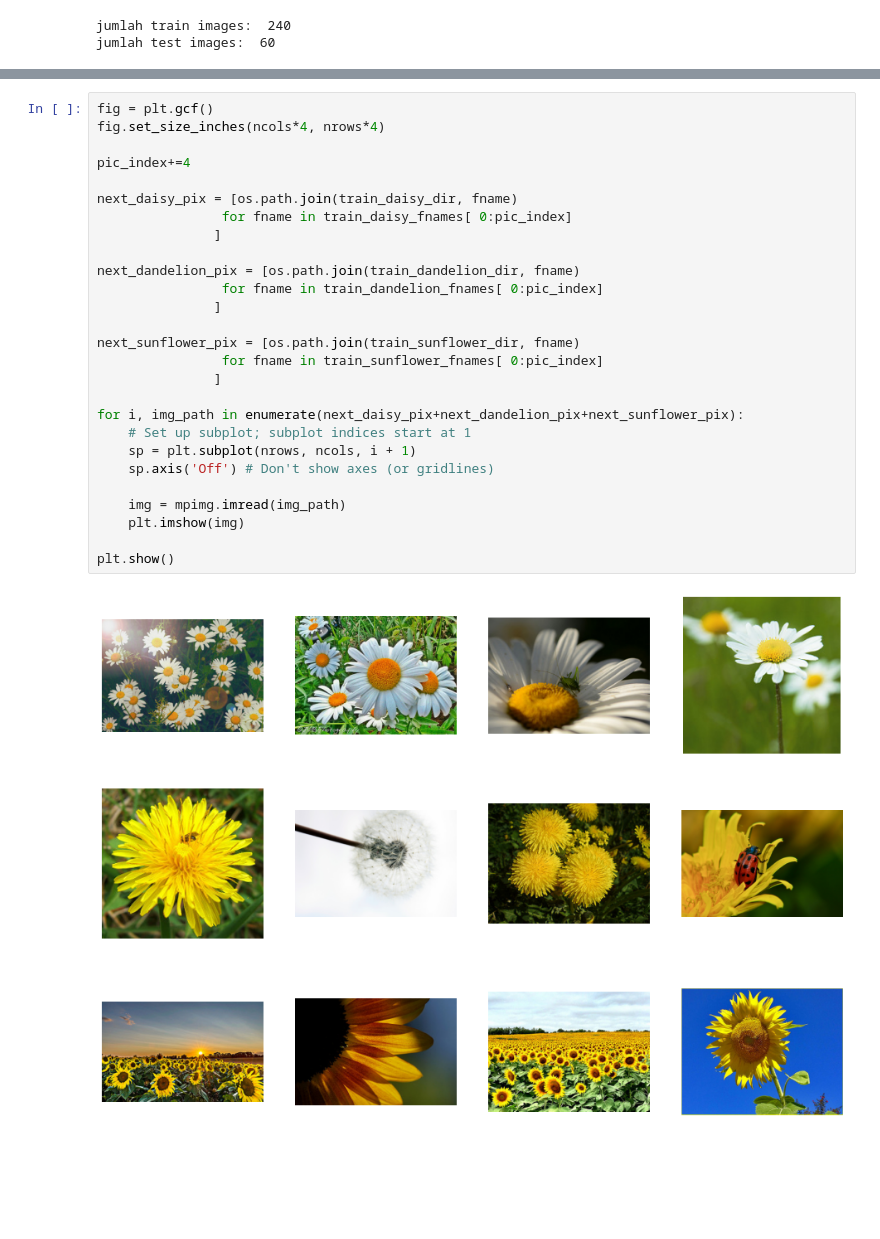
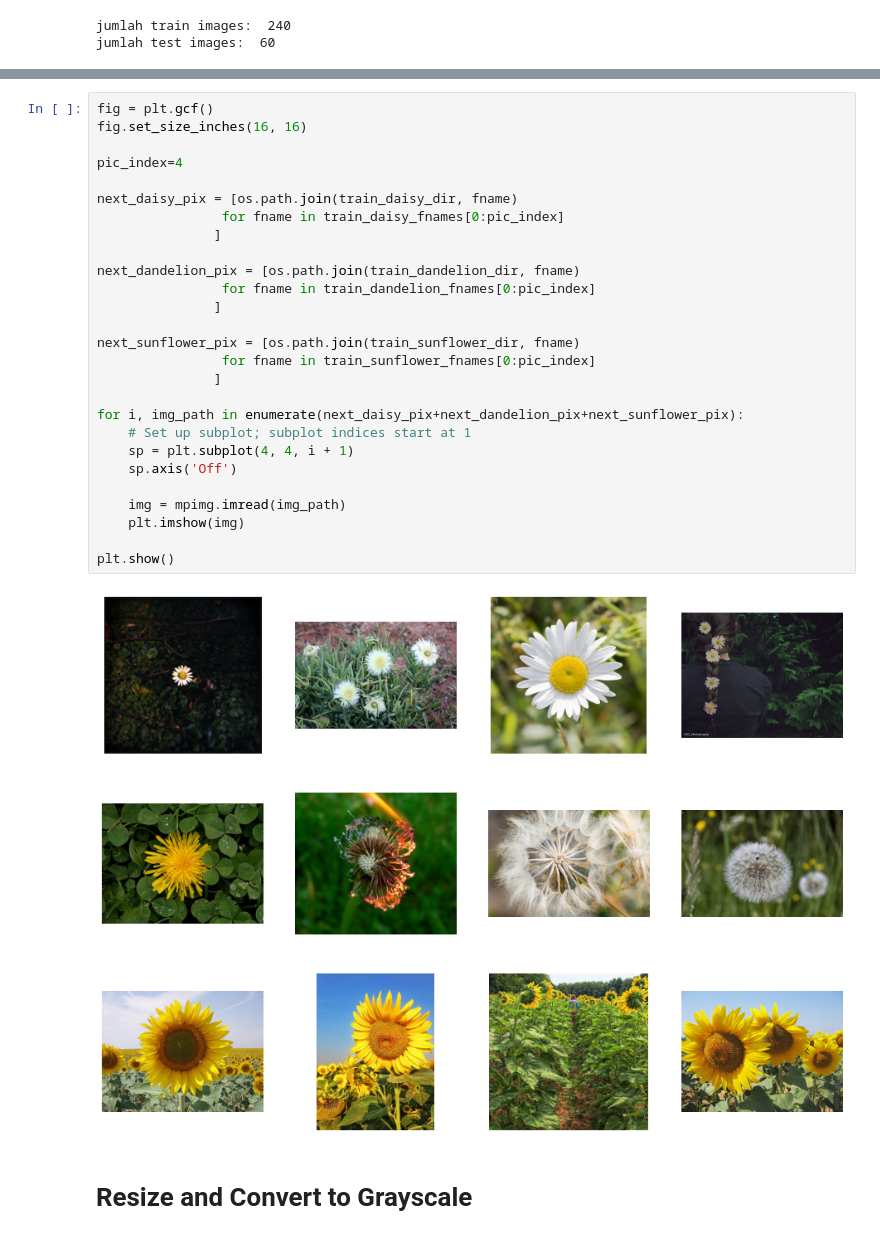
Before and after one commit to tarangga/ClassDiagramPPL, a Jupyter notebook: Tugas_2_MLP.ipynb, the cells around one changed output, grey strips where cells are left out. Cells and saved outputs as stored; diff of their text form; blank space fills up the shorter version.

```diff
--- a/Tugas_2_MLP.ipynb
+++ b/Tugas_2_MLP.ipynb
@@ -57,29 +56,31 @@ pic_index = 0 # Index for iterating over images
 # %%
 fig = plt.gcf()
-fig.set_size_inches(ncols*4, nrows*4)
+fig.set_size_inches(16, 16)
 
-pic_index+=4
+pic_index=4
 
 next_daisy_pix = [os.path.join(train_daisy_dir, fname)
-                for fname in train_daisy_fnames[ 0:pic_index]
+                for fname in train_daisy_fnames[0:pic_index]
                ]
 
 next_dandelion_pix = [os.path.join(train_dandelion_dir, fname)
-                for fname in train_dandelion_fnames[ 0:pic_index]
+                for fname in train_dandelion_fnames[0:pic_index]
                ]
 
 next_sunflower_pix = [os.path.join(train_sunflower_dir, fname)
-                for fname in train_sunflower_fnames[ 0:pic_index]
+                for fname in train_sunflower_fnames[0:pic_index]
                ]
 
 for i, img_path in enumerate(next_daisy_pix+next_dandelion_pix+next_sunflower_pix):
     # Set up subplot; subplot indices start at 1
-    sp = plt.subplot(nrows, ncols, i + 1)
-    sp.axis('Off') # Don't show axes (or gridlines)
+    sp = plt.subplot(4, 4, i + 1)
+    sp.axis('Off')
 
     img = mpimg.imread(img_path)
     plt.imshow(img)
 
 plt.show()
 # %% [output]
-[figure, old version]
+[figure, new version]
+# %% [markdown]
+# Resize and Convert to Grayscale
```
Also changed, not shown: parts of 62 cells of this notebook.
